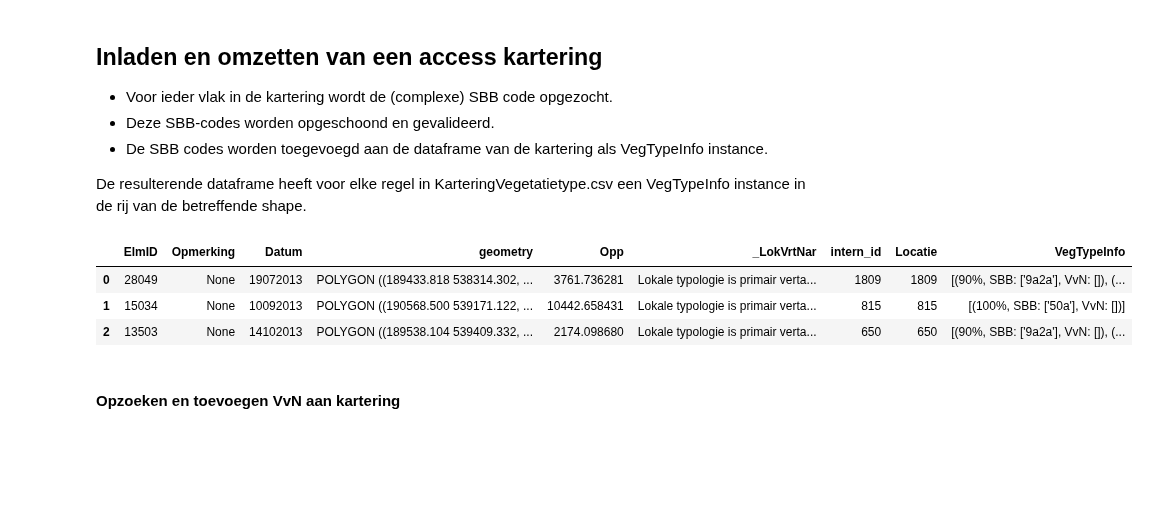
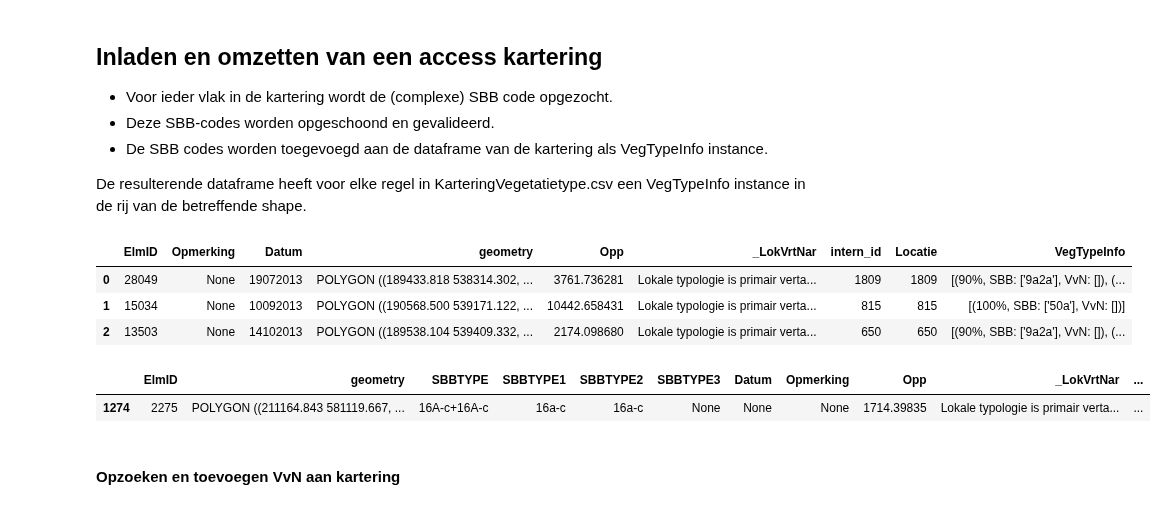
Before and after one commit to Spheer-ai/veg2hab, a Jupyter notebook: notebooks/functionality_test.ipynb, the cells around one changed output. Saved outputs shown, nothing was run; the diff lists cells and outputs as text; code cells hidden in the pictures; blank space fills up the shorter version.

```diff
--- a/notebooks/functionality_test.ipynb
+++ b/notebooks/functionality_test.ipynb
@@ -120,3 +137,8 @@ access_kartering.gdf.head(3)
+# %%
+g[g.ElmID == 2275]
+# %% [output]
+|  | ElmID | geometry | SBBTYPE | SBBTYPE1 | SBBTYPE2 | SBBTYPE3 | Datum | Opmerking | Opp | _LokVrtNar | ... |
+| 1274 | 2275 | POLYGON ((211164.843 581119.667, ... | 16A-c+16A-c | 16a-c | 16a-c | None | None | None | 1714.39835 | Lokale typologie is primair verta... | ... |
 # %% [markdown]
 #### Opzoeken en toevoegen VvN aan kartering
 # %%
```
Also changed, not shown: parts of 6 cells of this notebook, 8 other files.
